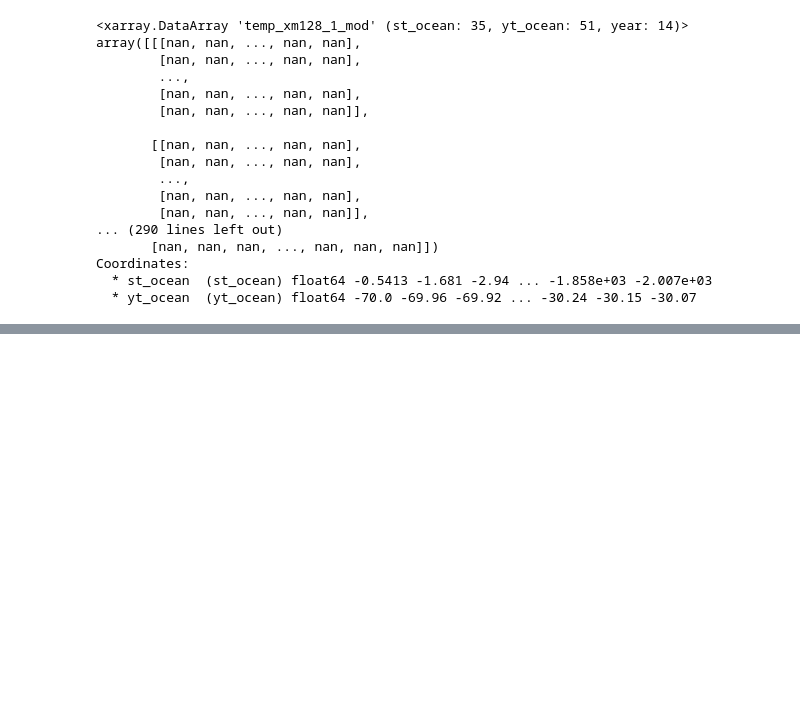
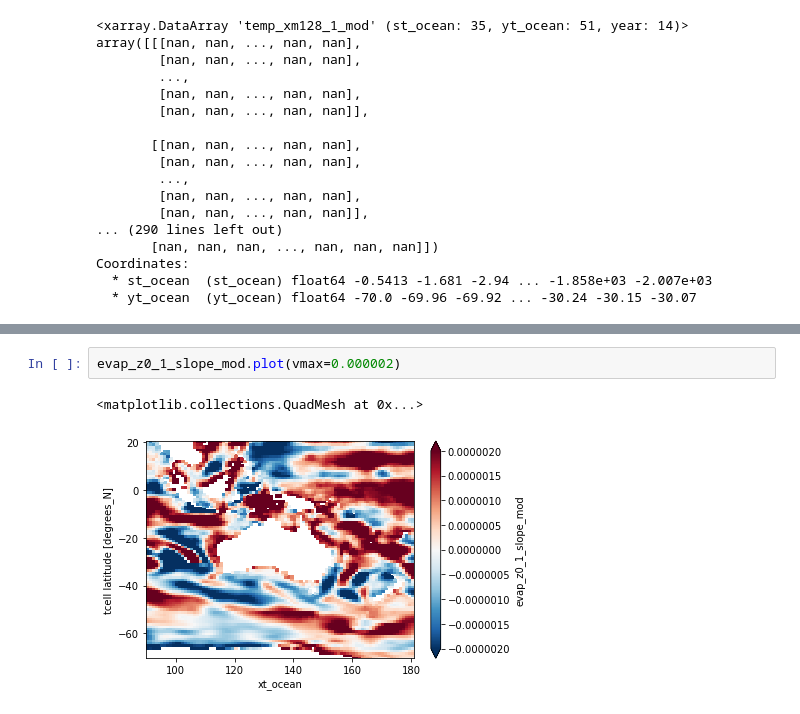
Before and after one commit to ERDuran/Australian-waters-diagnostics, a Jupyter notebook: scripts/p57_plot_MLD_zonal_meridional_sections.ipynb, the cells around one changed output, grey strips where cells are left out. Drawn from its saved outputs; the diff is of its cells as text; blank space fills up the shorter version.

```diff
--- a/scripts/p57_plot_MLD_zonal_meridional_sections.ipynb
+++ b/scripts/p57_plot_MLD_zonal_meridional_sections.ipynb
@@ -450,0 +598,5 @@ Coordinates:
+# %%
+evap_z0_1_slope_mod.plot(vmax=0.000002)
+# %% [output]
+<matplotlib.collections.QuadMesh at 0x...>
+[figure, added]
```
Also changed, not shown: parts of 9 cells of this notebook, 6 other files.
